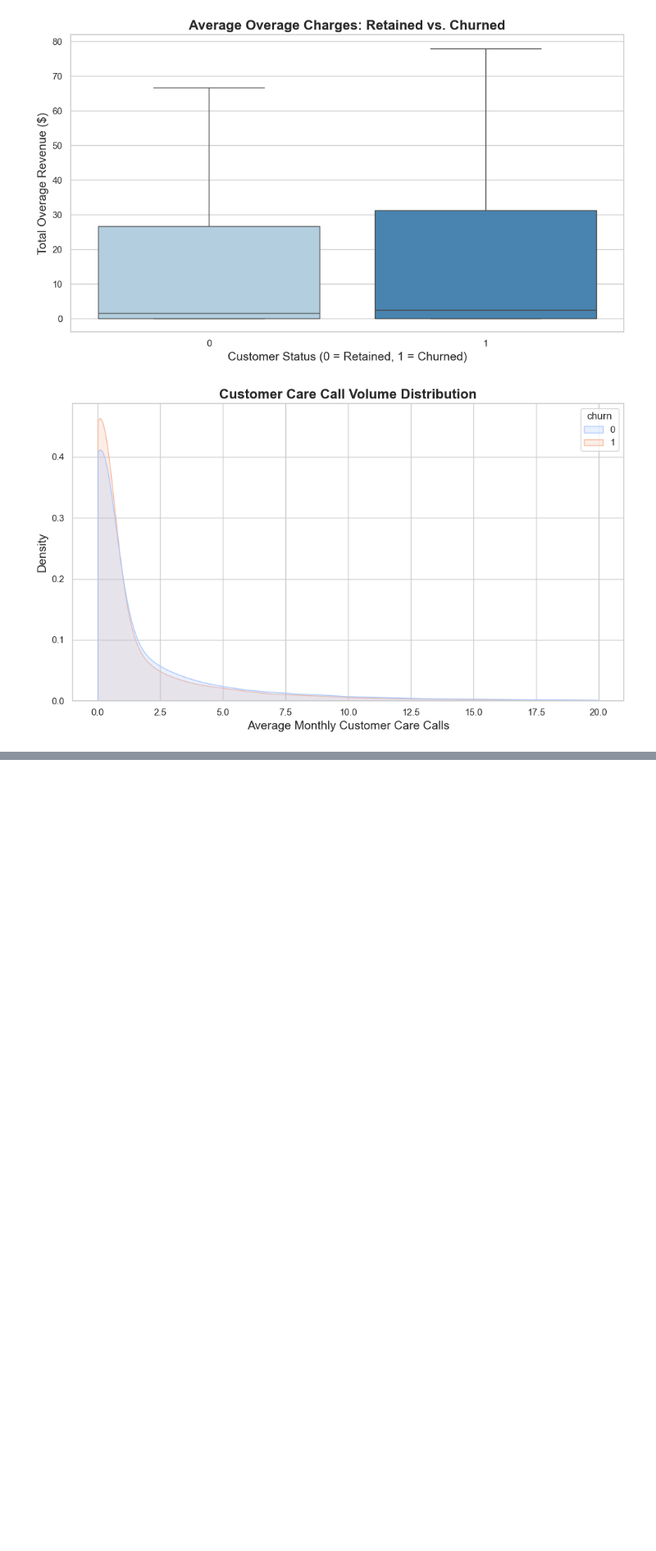
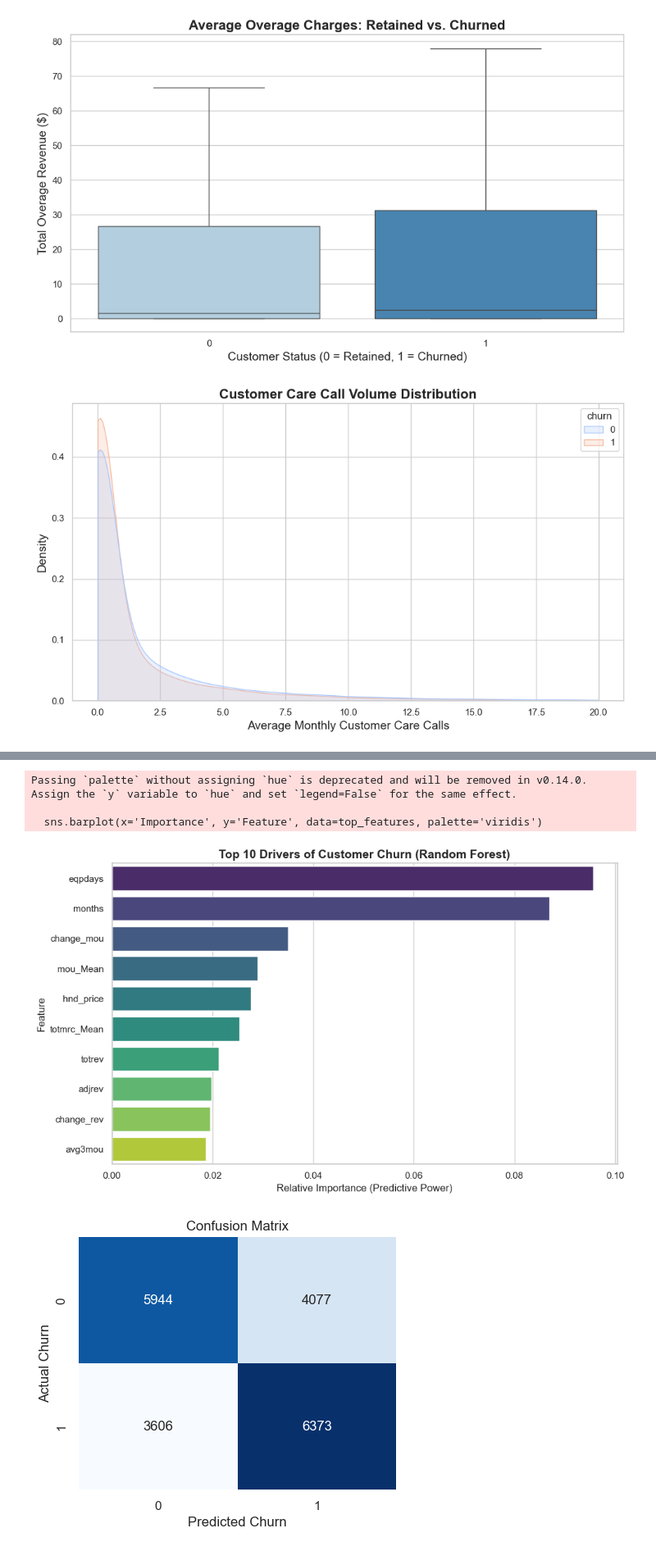
Before and after one commit to AshvinAA/Consumer_Intelligence, a Jupyter notebook: FinalAssignment/AshvinAA.ipynb, the cells around one changed output, grey strips where cells are left out. Shown at 82% size. Drawn from its saved outputs; the diff is of its cells as text; code cells hidden in the pictures; blank space fills up the shorter version.

```diff
--- a/FinalAssignment/AshvinAA.ipynb
+++ b/FinalAssignment/AshvinAA.ipynb
@@ -121,0 +193,63 @@ Customers are churning due to bill shock of unexpected overage charges and they
+# %%
+from sklearn.model_selection import train_test_split
+from sklearn.ensemble import RandomForestClassifier
+from sklearn.metrics import accuracy_score, classification_report, confusion_matrix
+
+model_df = df.copy()
+model_df['Total_Overage_Rev'] = model_df['ovrrev_Mean'] + model_df['vceovr_Mean'] + model_df['datovr_Mean']
+model_df['Call_Failure_Rate'] = model_df['drop_blk_Mean'] / (model_df['attempt_Mean'] + 0.0001)
+model_df['Care_Calls_Per_Month'] = model_df['custcare_Mean'] / (model_df['months'] + 0.0001)
+
+model_df = model_df.drop(columns=['Customer_ID'], errors='ignore')
+
+print("2. Encoding Categorical Variables...")
+# Convert text columns into numerical format for the Random Forest
+model_encoded = pd.get_dummies(model_df, drop_first=True)
+
+# Separate the Target (churn) from the Features
+X = model_encoded.drop('churn', axis=1)
+y = model_encoded['churn']
+
+print("3. Splitting Data into Training and Testing Sets...")
+X_train, X_test, y_train, y_test = train_test_split(X, y, test_size=0.2, random_state=42)
+
+print("4. Training the Random Forest Classifier...")
+# We use Random Forest because it handles complex tabular data well and provides feature importances
+rf_model = RandomForestClassifier(n_estimators=100, max_depth=10, random_state=42, n_jobs=-1)
+rf_model.fit(X_train, y_train)
+
+print("5. Evaluating the Model...")
+y_pred = rf_model.predict(X_test)
+
+# Explicitly print the evaluation metrics required for the assignment slides
+print("\n" + "="*40)
+print("MODEL EVALUATION: RANDOM FOREST")
+print("="*40)
+print(f"Accuracy Score:  {accuracy_score(y_test, y_pred):.4f}")
+print("\nDetailed Classification Report:")
+print(classification_report(y_test, y_pred))
+
+print("6. Extracting Feature Importances for the Business Proposal...")
+# Get the top 10 most important features driving the model's predictions
+importances = rf_model.feature_importances_
+feature_names = X.columns
+feature_importance_df = pd.DataFrame({'Feature': feature_names, 'Importance': importances})
+top_features = feature_importance_df.sort_values(by='Importance', ascending=False).head(10)
+
+# Plot the Feature Importances (Screenshot this for your slides!)
+plt.figure(figsize=(10, 6))
+sns.barplot(x='Importance', y='Feature', data=top_features, palette='viridis')
+plt.title('Top 10 Drivers of Customer Churn (Random Forest)', fontsize=14, fontweight='bold')
+plt.xlabel('Relative Importance (Predictive Power)', fontsize=12)
+plt.ylabel('Feature', fontsize=12)
+plt.tight_layout()
+plt.show()
+
+# Optional: Plot Confusion Matrix
+plt.figure(figsize=(5, 4))
+sns.heatmap(confusion_matrix(y_test, y_pred), annot=True, fmt='d', cmap='Blues', cbar=False)
+plt.title('Confusion Matrix')
+plt.xlabel('Predicted Churn')
+plt.ylabel('Actual Churn')
+plt.show()
+# %% [output]
@@ -121,0 +273,5 @@ Customers are churning due to bill shock of unexpected overage charges and they
+Passing `palette` without assigning `hue` is deprecated and will be removed in v0.14.0. Assign the `y` variable to `hue` and set `legend=False` for the same effect.
+
+  sns.barplot(x='Importance', y='Feature', data=top_features, palette='viridis')
+[figure, added]
+[figure, added]
```
Also changed, not shown: parts of 8 cells of this notebook.
